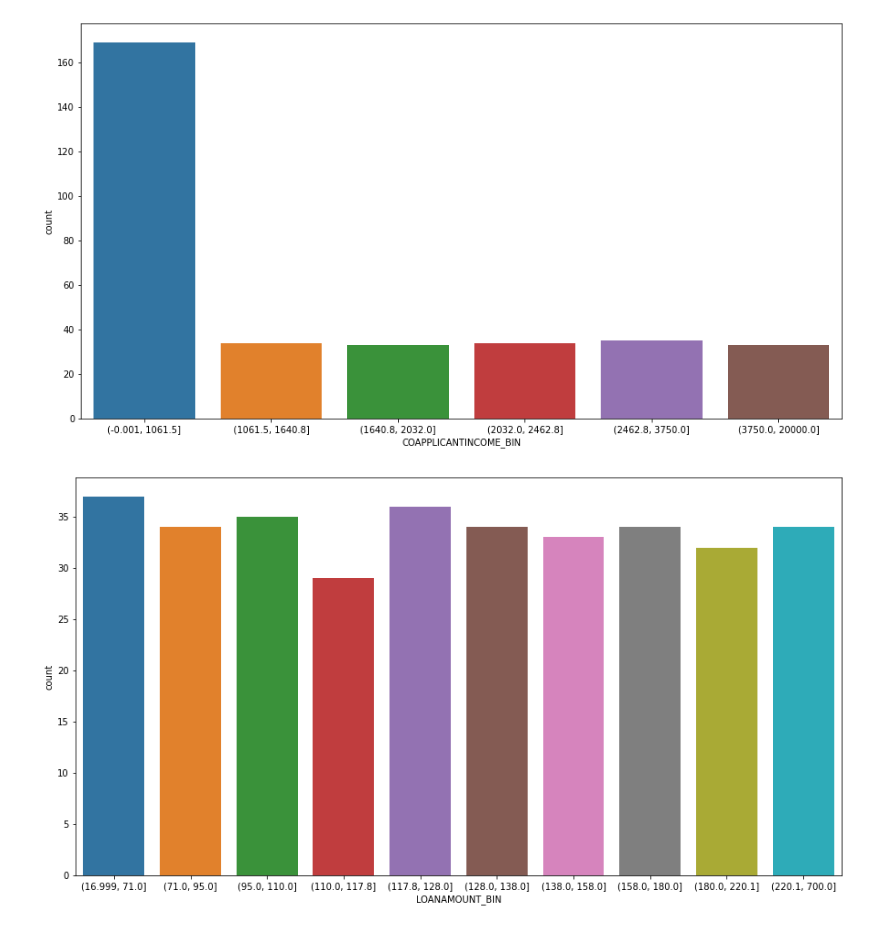
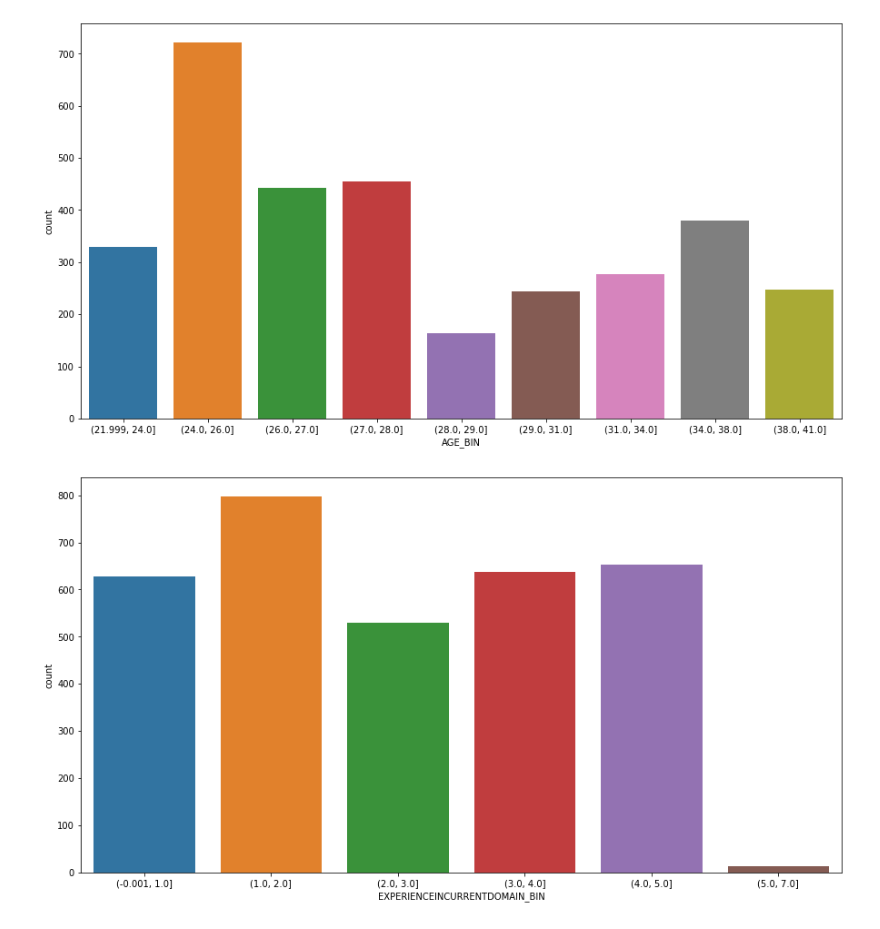
Before and after one commit to MintYutika/mint, a Jupyter notebook: Binning.ipynb, the cells around one changed output. Cells and saved outputs as stored; diff of their text form; code cells hidden in the pictures.

```diff
--- a/Binning.ipynb
+++ b/Binning.ipynb
@@ -25,5 +25,5 @@ dt
 # %%
-fields = ['ApplicantIncome','CoapplicantIncome','LoanAmount','Loan_Amount_Term']
+fields = ['JoiningYear','Age','ExperienceInCurrentDomain']
 for f in fields:
     fbin = pd.qcut(dt[f], 10, duplicates = 'drop')
     print(fbin)
@@ -54,2 +54,2 @@ Categories (3, interval[float64]): [(11.999, 300.0] < (300.0, 360.0] < (360.0, 4
-[figure, old version]
+[figure, new version]
-[figure, old version]
+[figure, new version]
```
Also changed, not shown: parts of 6 cells of this notebook, 9 other files.
